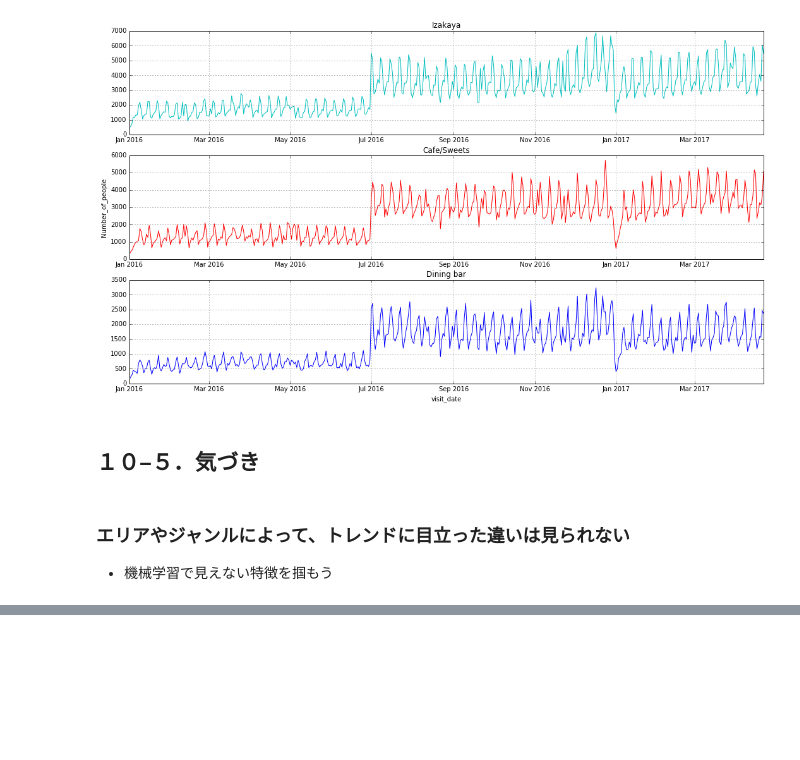
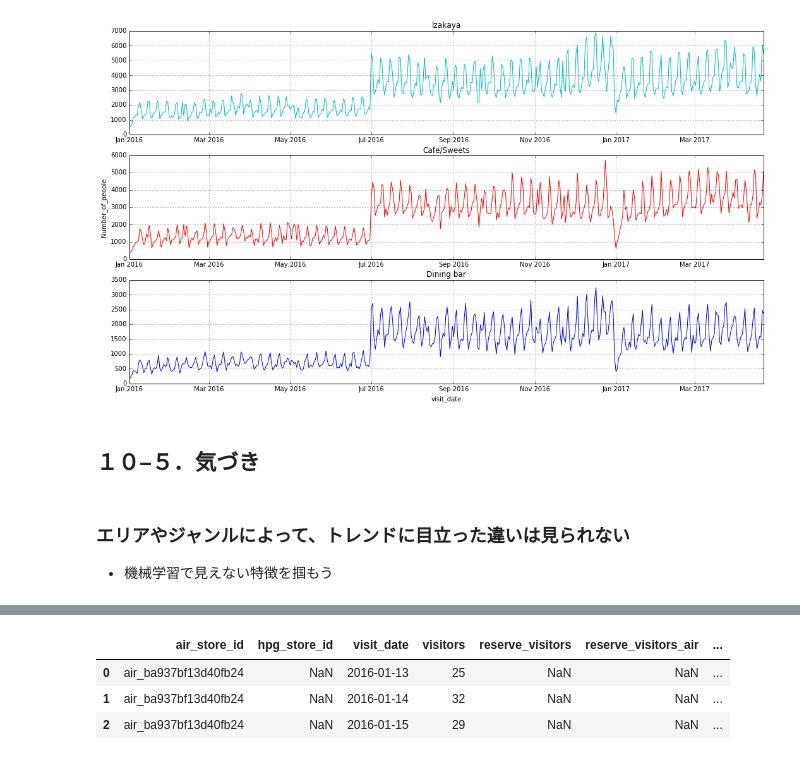
Before and after one commit to selectfromwhere/Restaurant_Visitor_Forecasting, a Jupyter notebook: check_data_fix.ipynb, the cells around one changed output, grey strips where cells are left out. Saved outputs shown, nothing was run; the diff lists cells and outputs as text; code cells hidden in the pictures; blank space fills up the shorter version.

```diff
--- a/check_data_fix.ipynb
+++ b/check_data_fix.ipynb
@@ -1362,0 +1365,4 @@ ax3.grid(True)
+# %%
+#  カレンダーを読み込み
+calendar_df = pd.read_csv('Data/csv/date_info.csv')
+calendar_df.head()
@@ -1362,0 +1376,10 @@ ax3.grid(True)
+# %%
+# カレンダー情報を結合
+calendar_df = calendar_df.rename(columns={'calendar_date': 'visit_date'})
+comp_df = pd.merge(airi_hpgi_df,calendar_df,on=['visit_date'],how='left')
+comp_df.head(3)
+# %% [output]
+|  | air_store_id | hpg_store_id | visit_date | visitors | reserve_visitors | reserve_visitors_air | ... |
+| 0 | air_ba937bf13d40fb24 | NaN | 2016-01-13 | 25 | NaN | NaN | ... |
+| 1 | air_ba937bf13d40fb24 | NaN | 2016-01-14 | 32 | NaN | NaN | ... |
+| 2 | air_ba937bf13d40fb24 | NaN | 2016-01-15 | 29 | NaN | NaN | ... |
```
Also changed, not shown: parts of 8 cells of this notebook.
